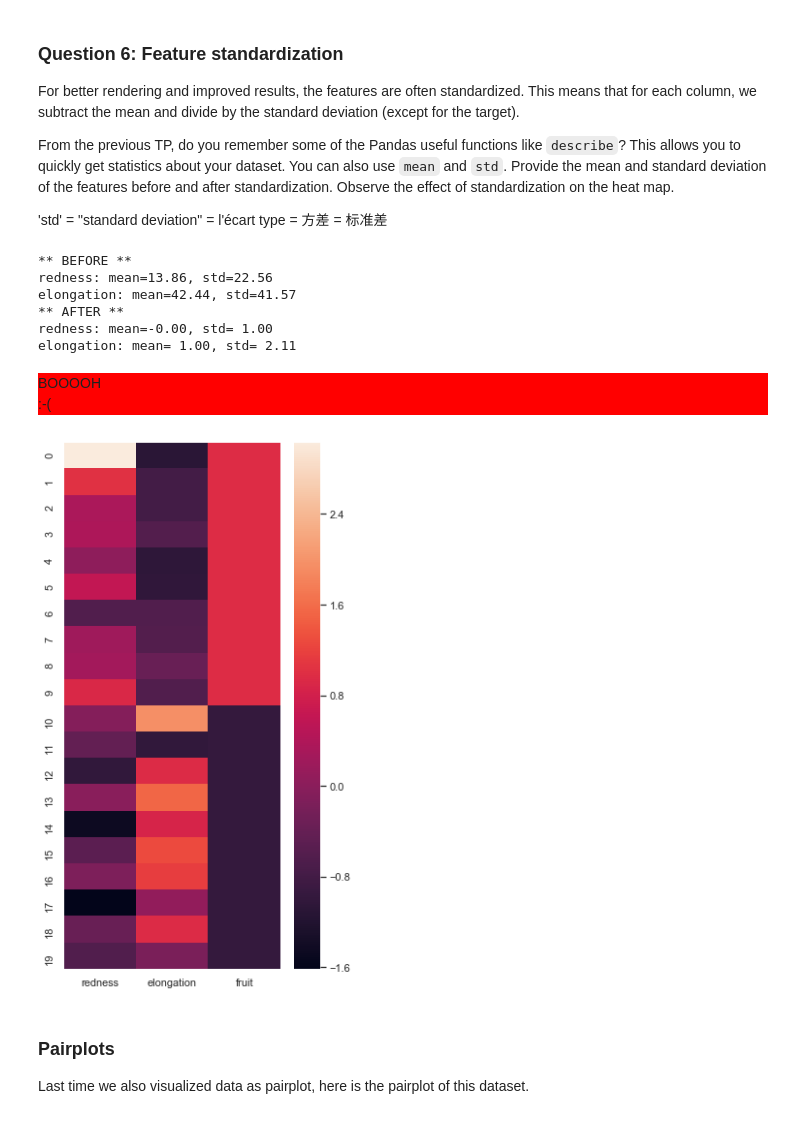
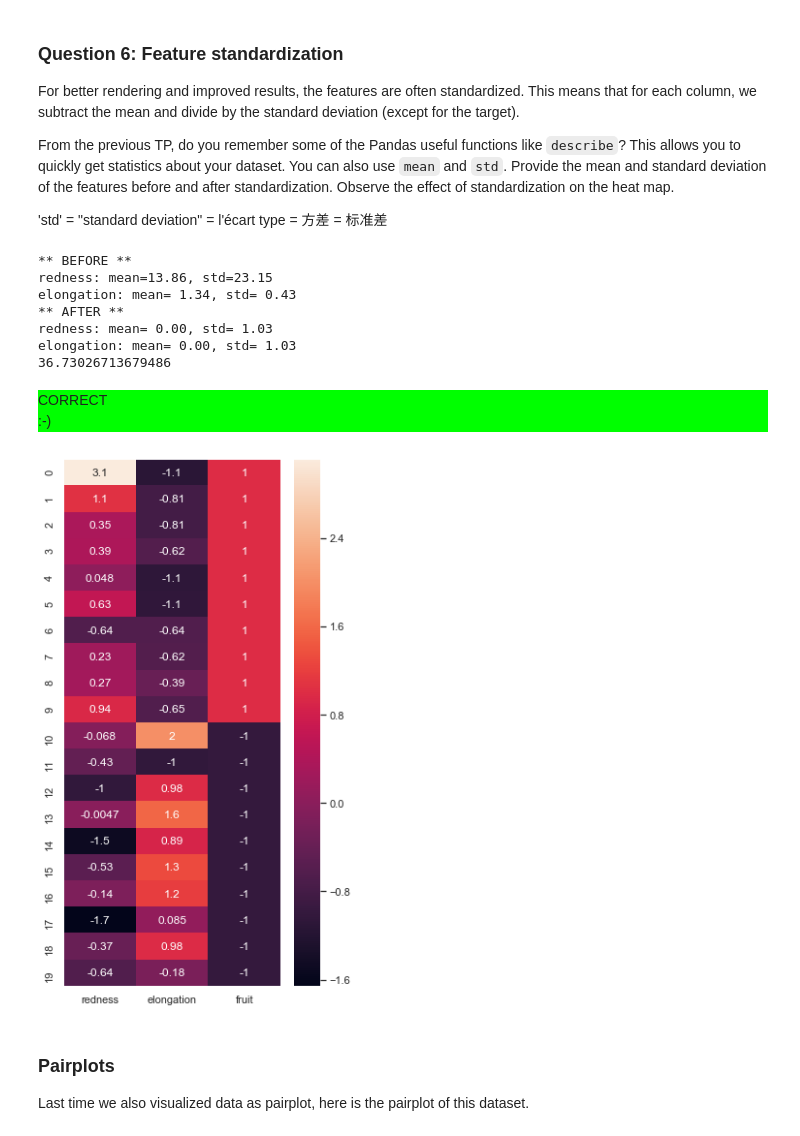
Before and after one commit to Phinease/INFO_232, a Jupyter notebook: TP1/TP1.ipynb, the cells around one changed output. Saved outputs shown, nothing was run; the diff lists cells and outputs as text; code cells hidden in the pictures.

```diff
--- a/TP1/TP1.ipynb
+++ b/TP1/TP1.ipynb
@@ -197,13 +196,8 @@ CORRECT
 ### Answer to question 4
 question = 4
 
-V1 = []
-for i in range(imw):
-    V1.append(np.average(V[i,:]))
-
-V0 = []
-for j in range(imh):
-    V0.append(np.average(V[:,j]))
+V1 = [np.average(V[i,:]) for i in range(imw)]
+V0 = [np.average(V[:,i]) for i in range(imh)]
 
 V0_idx = [i for i in range(imw) if V0[i]!=255]
 V1_idx = [i for i in range(imh) if V1[i]!=255]
@@ -326,6 +312,5 @@ import seaborn as sns; sns.set()
 fig = plt.figure(figsize=(5,10))
 # Put your code here the create a seaborn heat map
 # looking like the one shown in class
-_XY = (_XY-_XY.mean())/_XY.std() #normalizer les donnees
-sns.heatmap(_XY)
+heat = sns.heatmap(_XY,annot=True,cmap = "Blues")
 # %% [output]
@@ -341,45 +325,45 @@ From the previous TP, do you remember some of the Pandas useful functions like `
 # %%
 question = 6
 
 # The library scikit-learn (sklearn) provides you code to standardize
 from sklearn.preprocessing import StandardScaler
 scaler = StandardScaler()
 X = scaler.fit_transform(_X)
 XY = pd.DataFrame(np.append(X, Y, axis=1), columns=['redness', 'elongation', 'fruit'])
 
 # Change this code to make this heatmap look like the one in class
 fig = plt.figure(figsize=(5,10))
-XY = (XY-XY.mean())/XY.std() #normalizer les donnees
-sns.heatmap(XY)
+sns.heatmap(XY, annot = True)
 
 # Put your answers to question 6 here
-redness_mean_before, elongation_mean_before = _X[:,0].mean(), _X[0,:].mean()
-redness_std_before, elongation_std_before = _X[:,0].std(), _X[0,:].std()
-X = (X- X.mean())/X.std()
-redness_mean_after, elongation_mean_after = X[:,0].mean(), X[0,:].mean()
-redness_std_after, elongation_std_after = X[:,0].std(), X[0,:].std()
+redness_mean_before, elongation_mean_before = _XY.mean()[0], _XY.mean()[1]
+redness_std_before, elongation_std_before = _XY.std()[0], _XY.std()[1]
+redness_mean_after, elongation_mean_after = XY.mean()[0], XY.mean()[1]
+redness_std_after, elongation_std_after = XY.std()[0], XY.std()[1]
 
 print("** BEFORE **")
 print("redness: mean={0:5.2f}, std={1:5.2f}".format(redness_mean_before, redness_std_before))
 print("elongation: mean={0:5.2f}, std={1:5.2f}".format(elongation_mean_before, elongation_std_before))
 print("** AFTER **")
 print("redness: mean={0:5.2f}, std={1:5.2f}".format(redness_mean_after, redness_std_after))
 print("elongation: mean={0:5.2f}, std={1:5.2f}".format(elongation_mean_after, elongation_std_after))
 
 # This is the checker code for question 6, keep it
 answer = redness_mean_before+elongation_mean_before+redness_std_before+elongation_std_before
 answer = answer - (redness_mean_after+elongation_mean_after+redness_std_after+elongation_std_after)
+print(answer)
 score += check(answer, question)
 # %% [output]
 ** BEFORE **
-redness: mean=13.86, std=22.56
-elongation: mean=42.44, std=41.57
+redness: mean=13.86, std=23.15
+elongation: mean= 1.34, std= 0.43
 ** AFTER **
-redness: mean=-0.00, std= 1.00
-elongation: mean= 1.00, std= 2.11
+redness: mean= 0.00, std= 1.03
+elongation: mean= 0.00, std= 1.03
+36.73026713679486
-BOOOOH
-:-(
+CORRECT
+:-)
-[figure, old version]
+[figure, new version]
 # %% [markdown]
 ### Pairplots
 Last time we also visualized data as pairplot, here is the pairplot of this dataset.
```
Also changed, not shown: parts of 9 cells of this notebook.
